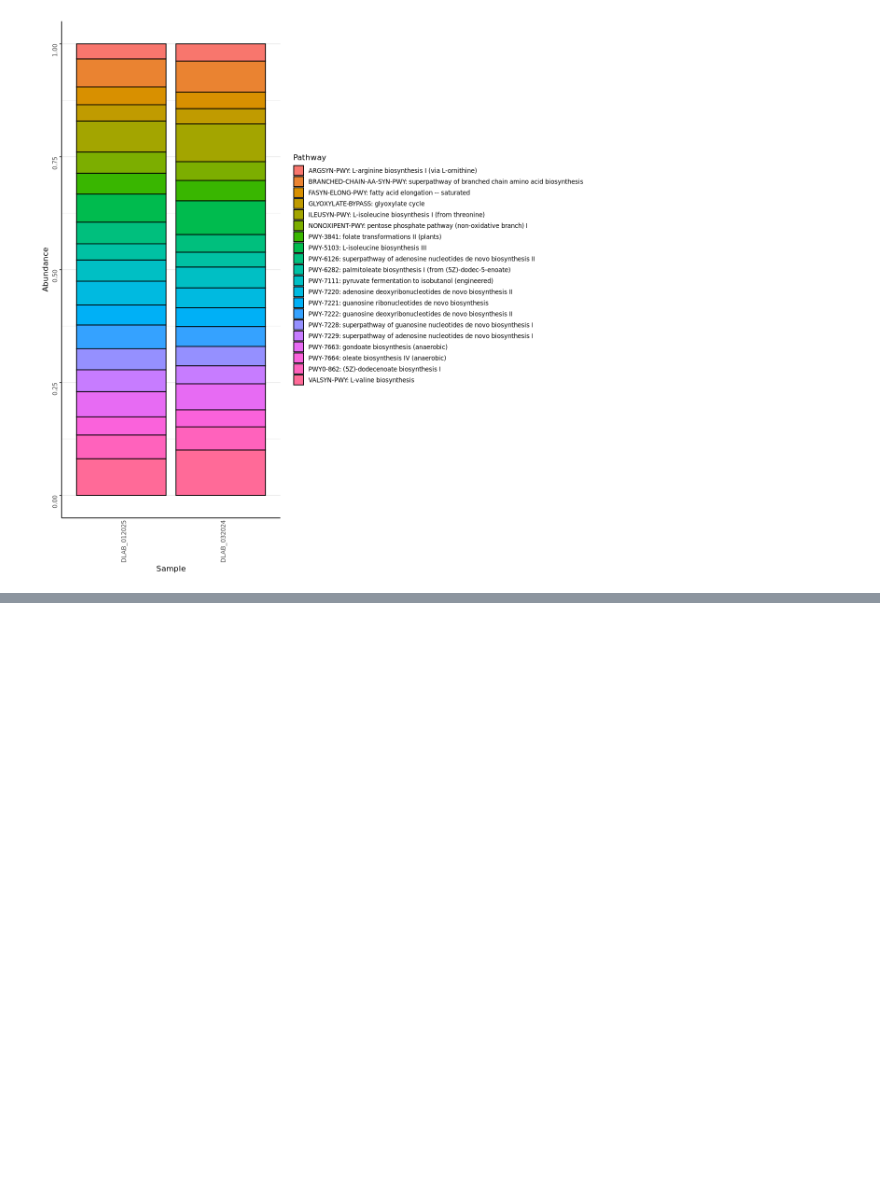
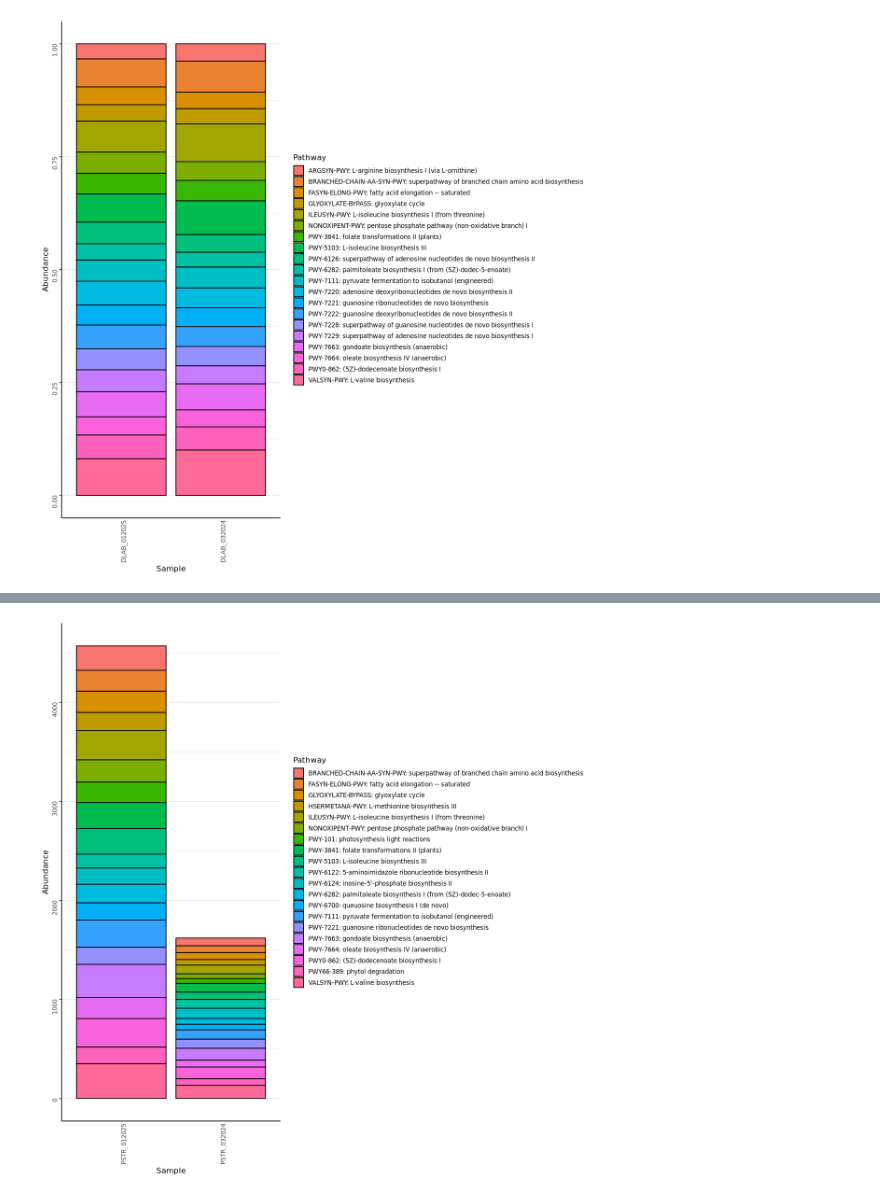
Before and after one commit to nikeaulrich/COL_metagenomics, a Jupyter notebook: COL_pathways_plots.ipynb, the cells around one changed output, grey strips where cells are left out. Saved outputs shown, nothing was run; the diff lists cells and outputs as text; code cells hidden in the pictures; blank space fills up the shorter version.

```diff
--- a/COL_pathways_plots.ipynb
+++ b/COL_pathways_plots.ipynb
@@ -720,0 +760,7 @@ ggdraw(mcav_legend)
+# %%
+#calculate totals
+pathway_totals_p <- rowSums(pstr_pathways_matrix)
+# %%
+#take the top 20 pathways
+pstr_top_20 <- order(pathway_totals_p, decreasing = TRUE)[1:20]
+head(pstr_top_20)
@@ -720,0 +769,6 @@ ggdraw(mcav_legend)
+# %%
+#need to do this from an unindexed dataframe, so re-run step where I first make the ofav_pathways_num df
+    #before doing this part!
+#pull the top 20 out of the full matrix
+pstr_top_20_m <- pstr_pathways_num[pstr_top_20, ]
+head(pstr_top_20_m)
@@ -720,0 +785,18 @@ ggdraw(mcav_legend)
+# %%
+df_pathway_pstr_20_long <- pstr_top_20_m %>%
+  pivot_longer(-Pathway, names_to = "Sample", values_to = "Abundance")
+# %%
+pstr_pathway_plot_20<- df_pathway_pstr_20_long %>%
+  ggplot(aes(x = Sample, y = Abundance)) +
+  geom_bar(aes(fill = Pathway), colour="black", stat = "identity", position = "stack")+
+  theme_bw() +
+  theme(legend.position="right", panel.border = element_blank(),
+          panel.grid.major.x = element_blank(),
+          panel.grid.minor.x = element_blank(),
+          axis.ticks.x=element_blank(), axis.line=element_line(color="black"), axis.text=element_text(angle=90),
+          text = element_text(size=10), legend.key.size = unit(0.5, "cm"))
+#theme(aspect.ratio = 1.5)
+
+pstr_pathway_plot_20
+# %% [output]
+[figure, added]
```
Also changed, not shown: parts of 27 cells of this notebook, 3 other files.
